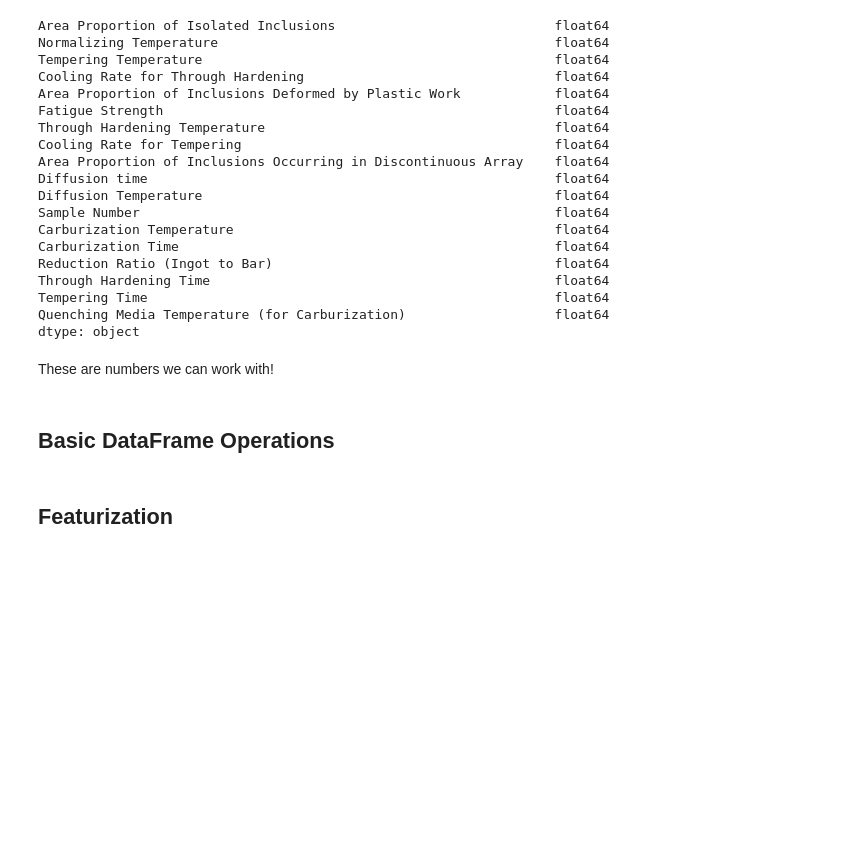
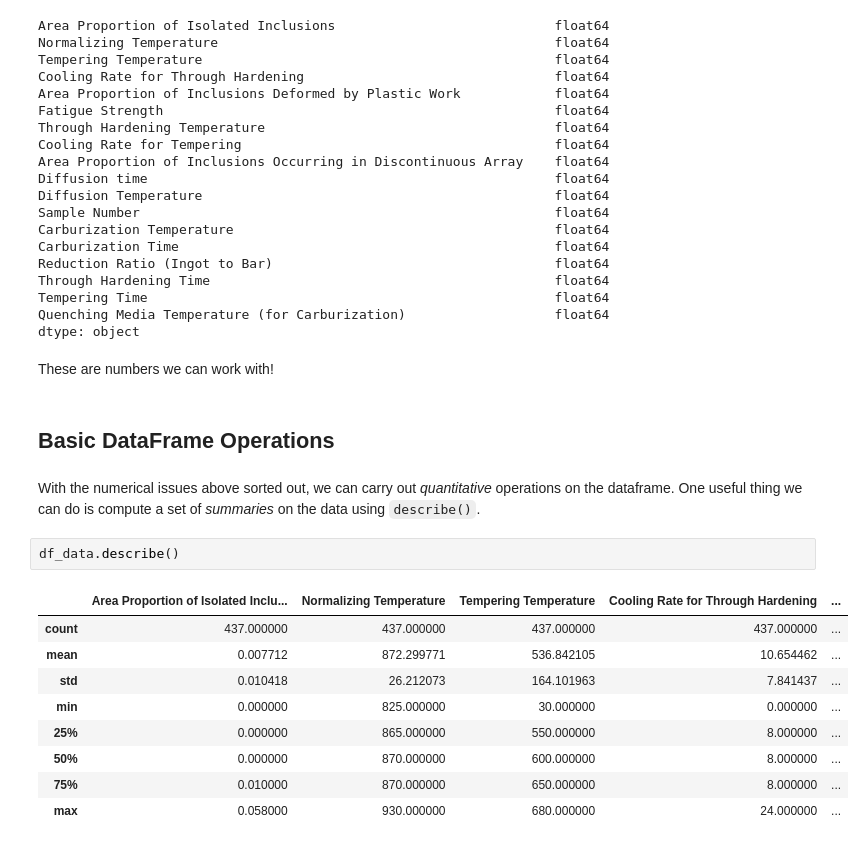
Before and after one commit to zdelrosario/ga-tech-workshop, a Jupyter notebook: files/exercises/02_solution.ipynb, the cells around one changed output. Drawn from its saved outputs; the diff is of its cells as text; blank space fills up the shorter version.

```diff
--- a/files/exercises/02_solution.ipynb
+++ b/files/exercises/02_solution.ipynb
@@ -241,5 +240,17 @@ dtype: object
 These are numbers we can work with!
 # %% [markdown]
 ## Basic DataFrame Operations
-# %% [markdown]
-## Featurization
+# %% [markdown]
+With the numerical issues above sorted out, we can carry out *quantitative* operations on the dataframe. One useful thing we can do is compute a set of *summaries* on the data using `describe()`.
+# %%
+df_data.describe()
+# %% [output]
+|  | Area Proportion of Isolated Inclu... | Normalizing Temperature | Tempering Temperature | Cooling Rate for Through Hardening | ... |
+| count | 437.000000 | 437.000000 | 437.000000 | 437.000000 | ... |
+| mean | 0.007712 | 872.299771 | 536.842105 | 10.654462 | ... |
+| std | 0.010418 | 26.212073 | 164.101963 | 7.841437 | ... |
+| min | 0.000000 | 825.000000 | 30.000000 | 0.000000 | ... |
+| 25% | 0.000000 | 865.000000 | 550.000000 | 8.000000 | ... |
+| 50% | 0.000000 | 870.000000 | 600.000000 | 8.000000 | ... |
+| 75% | 0.010000 | 870.000000 | 650.000000 | 8.000000 | ... |
+| max | 0.058000 | 930.000000 | 680.000000 | 24.000000 | ... |
```
Also changed, not shown: parts of 8 cells of this notebook, 2 other files.
